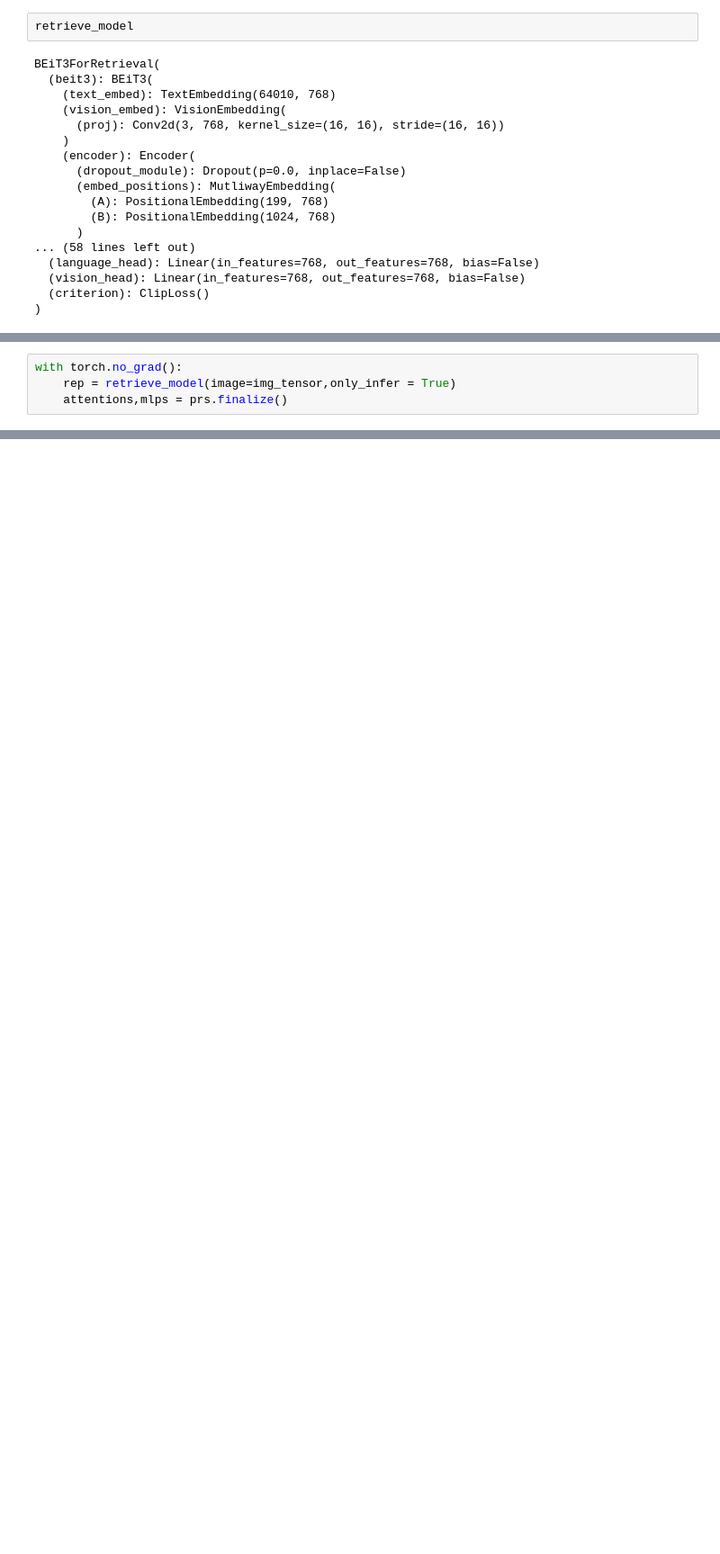
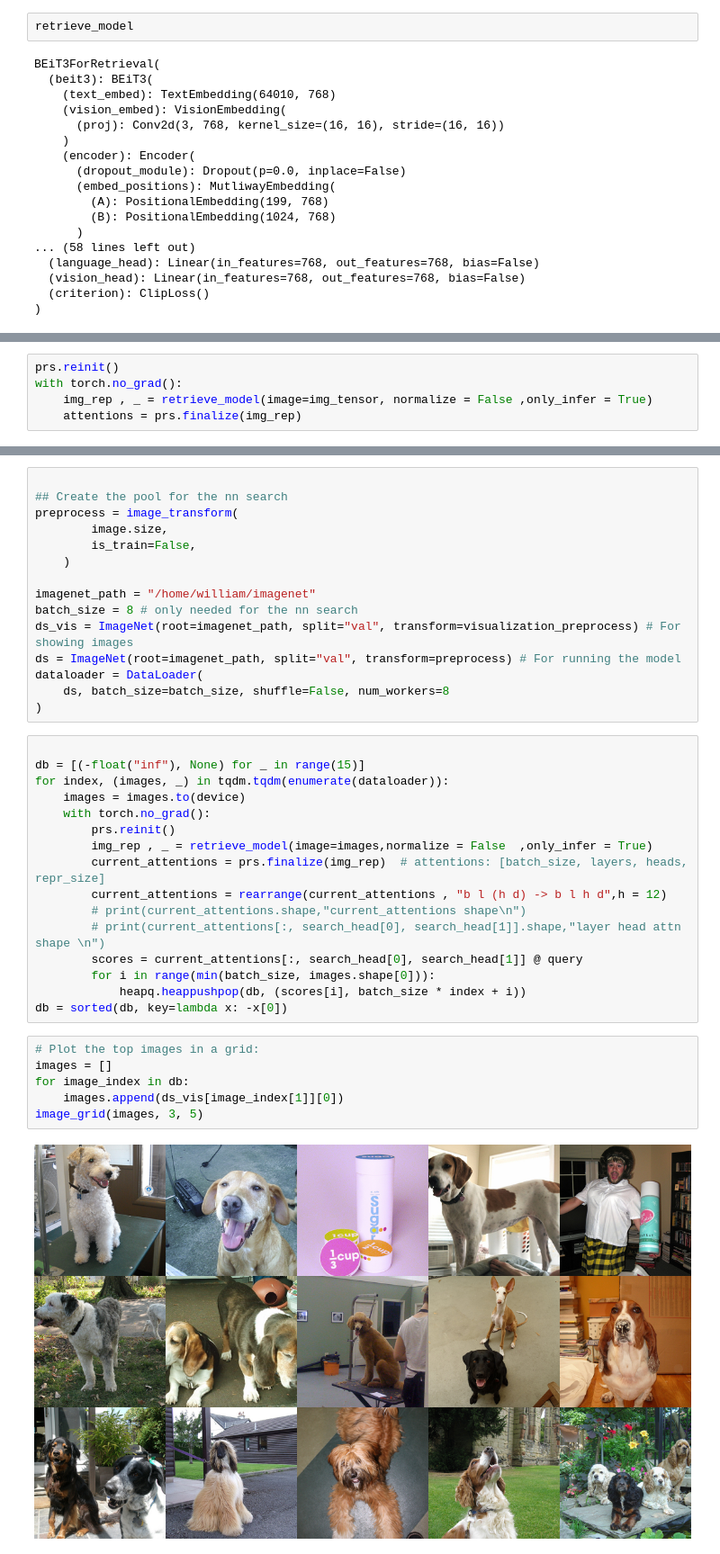
Before and after one commit to William-Chittavong/torchscale, a Jupyter notebook: hooked_beit3.ipynb, the cells around one changed output, grey strips where cells are left out. Shown at 90% size. Saved outputs shown, nothing was run; the diff lists cells and outputs as text; blank space fills up the shorter version.

```diff
--- a/hooked_beit3.ipynb
+++ b/hooked_beit3.ipynb
@@ -106,4 +177,5 @@ BEiT3ForRetrieval(
 # %%
+prs.reinit()
 with torch.no_grad():
-    rep = retrieve_model(image=img_tensor,only_infer = True)
-    attentions,mlps = prs.finalize()
+    img_rep , _ = retrieve_model(image=img_tensor, normalize = False ,only_infer = True)
+    attentions = prs.finalize(img_rep)
@@ -111,0 +232,39 @@ RuntimeError: stack expects a non-empty TensorList
+# %%
+
+## Create the pool for the nn search
+preprocess = image_transform(
+        image.size,
+        is_train=False,
+    )
+
+imagenet_path = "/home/william/imagenet"
+batch_size = 8 # only needed for the nn search
+ds_vis = ImageNet(root=imagenet_path, split="val", transform=visualization_preprocess) # For showing images
+ds = ImageNet(root=imagenet_path, split="val", transform=preprocess) # For running the model
+dataloader = DataLoader(
+    ds, batch_size=batch_size, shuffle=False, num_workers=8
+)
+# %%
+
+db = [(-float("inf"), None) for _ in range(15)]
+for index, (images, _) in tqdm.tqdm(enumerate(dataloader)):
+    images = images.to(device)
+    with torch.no_grad():
+        prs.reinit()
+        img_rep , _ = retrieve_model(image=images,normalize = False  ,only_infer = True)
+        current_attentions = prs.finalize(img_rep)  # attentions: [batch_size, layers, heads, repr_size]
+        current_attentions = rearrange(current_attentions , "b l (h d) -> b l h d",h = 12)
+        # print(current_attentions.shape,"current_attentions shape\n")
+        # print(current_attentions[:, search_head[0], search_head[1]].shape,"layer head attn shape \n")
+        scores = current_attentions[:, search_head[0], search_head[1]] @ query
+        for i in range(min(batch_size, images.shape[0])):
+            heapq.heappushpop(db, (scores[i], batch_size * index + i))
+db = sorted(db, key=lambda x: -x[0])
+# %%
+# Plot the top images in a grid:
+images = []
+for image_index in db:
+    images.append(ds_vis[image_index[1]][0])
+image_grid(images, 3, 5)
+# %% [output]
+[figure, added]
```
Also changed, not shown: parts of 22 cells of this notebook.
